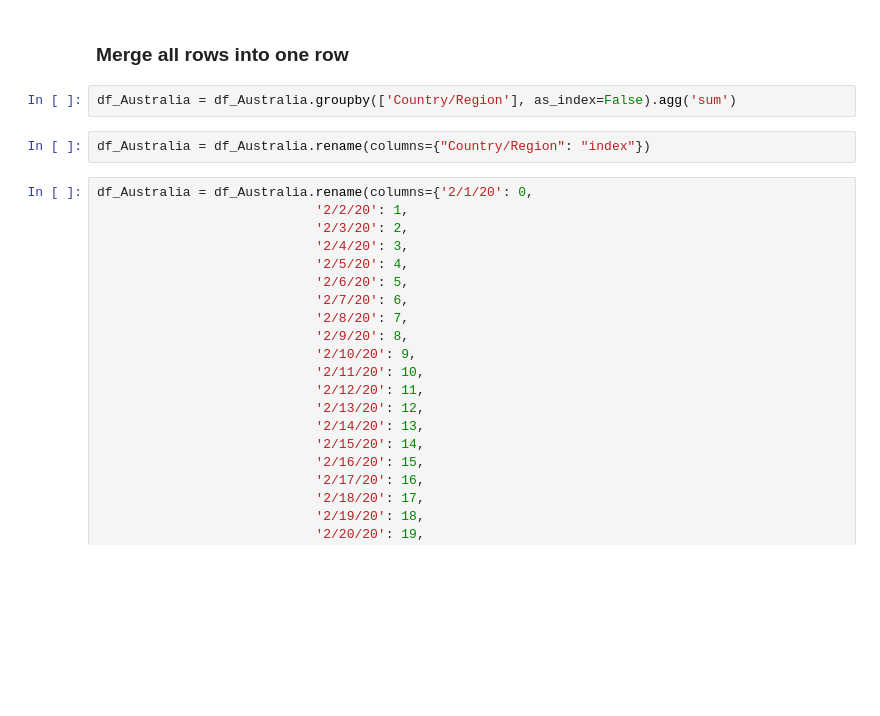
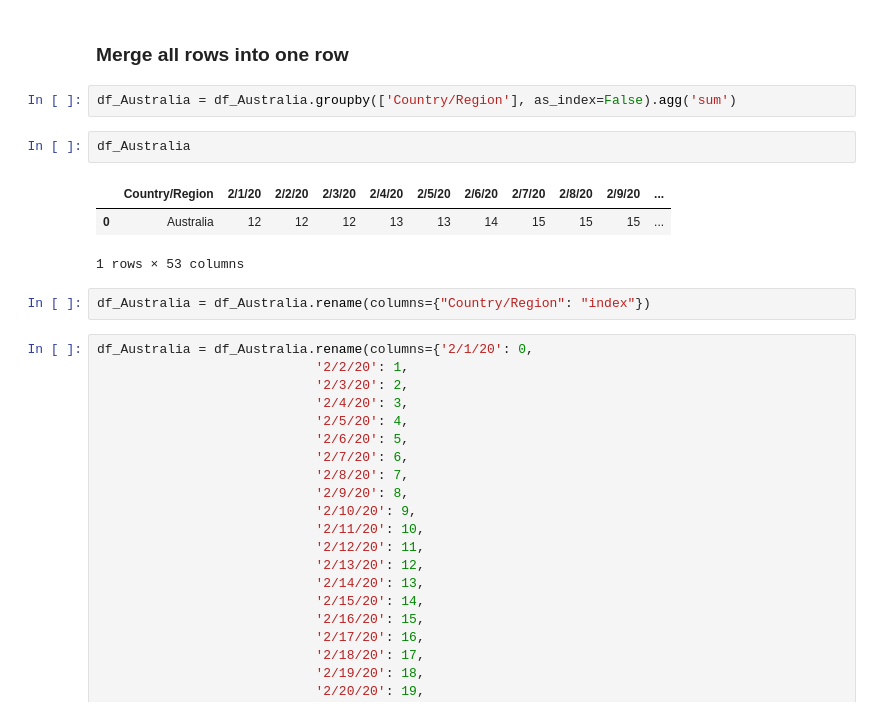
Before and after one commit to ifaizankhan/Apache-Spark-Project, a Jupyter notebook: python_testing/Preprocessing-data-pandas.ipynb, the cells around one changed output. Saved outputs shown, nothing was run; the diff lists cells and outputs as text; blank space fills up the shorter version.

```diff
--- a/python_testing/Preprocessing-data-pandas.ipynb
+++ b/python_testing/Preprocessing-data-pandas.ipynb
@@ -58,6 +58,12 @@ df_Australia = df_Australia.drop(df_Australia.iloc[:, 53:], axis = 1)
 ### Merge all rows into one row
 # %%
 df_Australia = df_Australia.groupby(['Country/Region'], as_index=False).agg('sum')
+# %%
+df_Australia
+# %% [output]
+|  | Country/Region | 2/1/20 | 2/2/20 | 2/3/20 | 2/4/20 | 2/5/20 | 2/6/20 | 2/7/20 | 2/8/20 | 2/9/20 | ... |
+| 0 | Australia | 12 | 12 | 12 | 13 | 13 | 14 | 15 | 15 | 15 | ... |
+1 rows × 53 columns
 # %%
 df_Australia = df_Australia.rename(columns={"Country/Region": "index"})
 # %%
```
Also changed, not shown: 1 other file.
